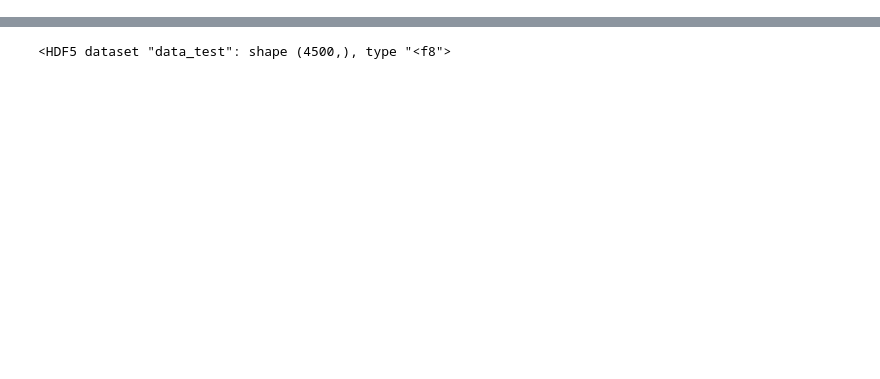
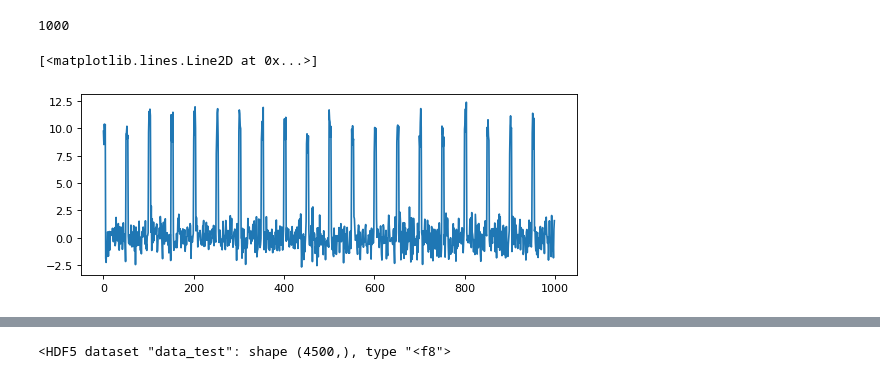
Before and after one commit to oliveiraMats2/Predictive_Maintenance_free_dataset, a Jupyter notebook: notebooks/create_new_database.ipynb, the cells around one changed output, grey strips where cells are left out. Drawn from its saved outputs; the diff is of its cells as text; code cells hidden in the pictures; blank space fills up the shorter version.

```diff
--- a/notebooks/create_new_database.ipynb
+++ b/notebooks/create_new_database.ipynb
@@ -38,15 +41,25 @@ plt.plot(data[:9000]) #out_pressure
 # %%
-# N = slot # sample count
-# P = 5000  # period
-# D = 5   # width of pulse
-# sig = np.arange(N) % P < D
+from matplotlib.pyplot import figure
 
-# data[:,0] = sig + data[:,0]
-# data[:,0] = sig + data[:,1]
-# data[:,0] = sig + data[:,2]
-# data[:,0] = sig + data[:,3]
+figure(figsize=(8, 3), dpi=80)
 
-# plt.plot(signal)
+print(slot)
+
+N = slot # sample count
+P = 50  # period
+D = 5   # width of pulse
+sig = (np.arange(N) % P < D)*10
+
+data = sig + data[:1000]
+#data[:] = sig + data[:9000]
+#data[:] = sig + data[:9000]
+#data[:] = sig + data[:9000]
+# data.shape
+plt.plot(data)
+# %% [output]
+1000
+[<matplotlib.lines.Line2D at 0x...>]
+[figure, added]
 # %%
 from sklearn.model_selection import train_test_split
 
```
Also changed, not shown: parts of 8 cells of this notebook, 4 other files.
